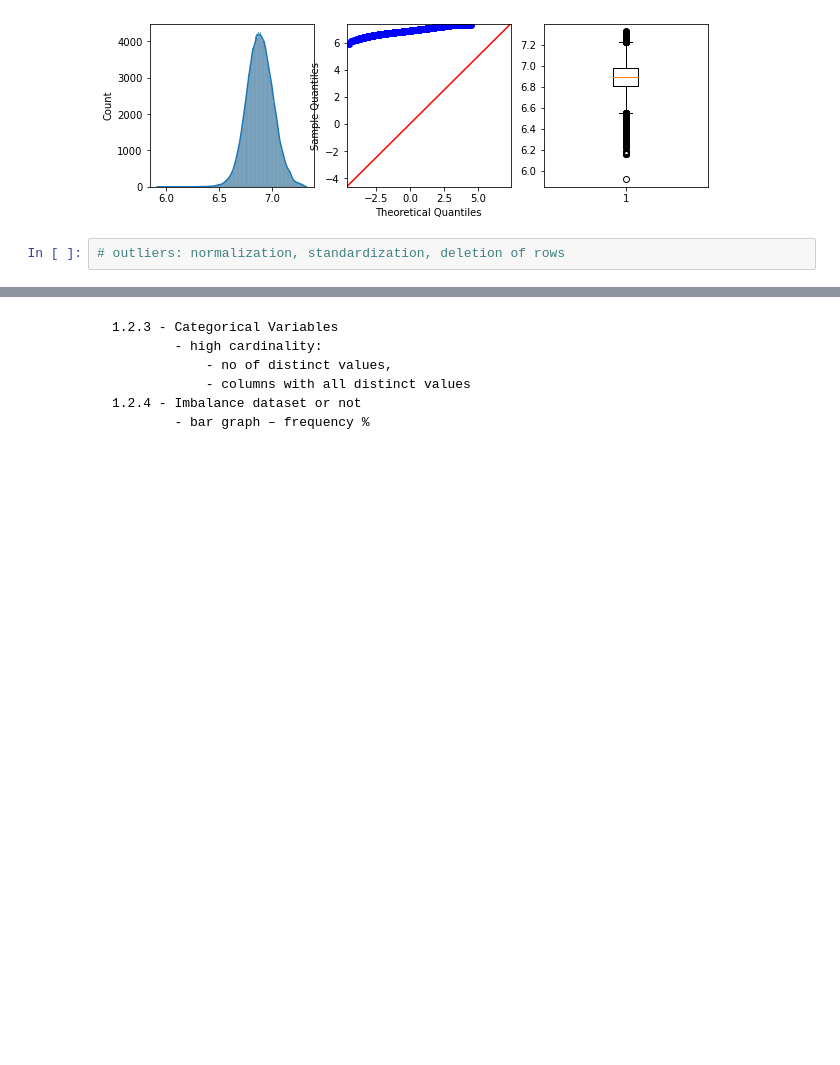
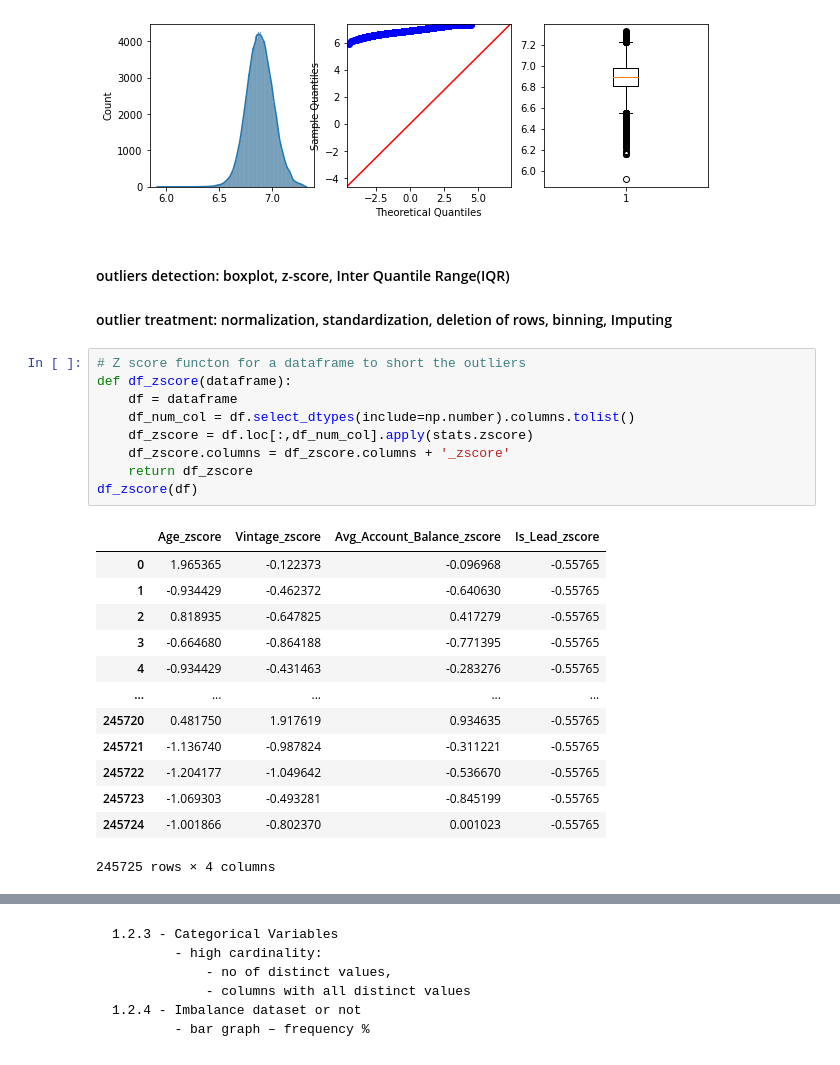
Before and after one commit to eswarpoluri/EDA, a Jupyter notebook: EDA.ipynb, the cells around one changed output, grey strips where cells are left out. Saved outputs shown, nothing was run; the diff lists cells and outputs as text; blank space fills up the shorter version.

Commit message:
outliers

```diff
--- a/EDA.ipynb
+++ b/EDA.ipynb
@@ -276,5 +285,29 @@ Box Cox
 Skew: -0.006120265372865225
 kurtosis: 0.28578883997544224
 [figure]
-# %%
-# outliers: normalization, standardization, deletion of rows
+# %% [markdown]
+#### outliers detection: boxplot, z-score, Inter Quantile Range(IQR)
+#### outlier treatment: normalization, standardization, deletion of rows, binning, Imputing
+# %%
+# Z score functon for a dataframe to short the outliers
+def df_zscore(dataframe):
+    df = dataframe
+    df_num_col = df.select_dtypes(include=np.number).columns.tolist()
+    df_zscore = df.loc[:,df_num_col].apply(stats.zscore)
+    df_zscore.columns = df_zscore.columns + '_zscore'
+    return df_zscore
+df_zscore(df)
+# %% [output]
+|  | Age_zscore | Vintage_zscore | Avg_Account_Balance_zscore | Is_Lead_zscore |
+| 0 | 1.965365 | -0.122373 | -0.096968 | -0.55765 |
+| 1 | -0.934429 | -0.462372 | -0.640630 | -0.55765 |
+| 2 | 0.818935 | -0.647825 | 0.417279 | -0.55765 |
+| 3 | -0.664680 | -0.864188 | -0.771395 | -0.55765 |
+| 4 | -0.934429 | -0.431463 | -0.283276 | -0.55765 |
+| ... | ... | ... | ... | ... |
+| 245720 | 0.481750 | 1.917619 | 0.934635 | -0.55765 |
+| 245721 | -1.136740 | -0.987824 | -0.311221 | -0.55765 |
+| 245722 | -1.204177 | -1.049642 | -0.536670 | -0.55765 |
+| 245723 | -1.069303 | -0.493281 | -0.845199 | -0.55765 |
+| 245724 | -1.001866 | -0.802370 | 0.001023 | -0.55765 |
+245725 rows × 4 columns
```
Also changed, not shown: parts of 4 cells of this notebook.
